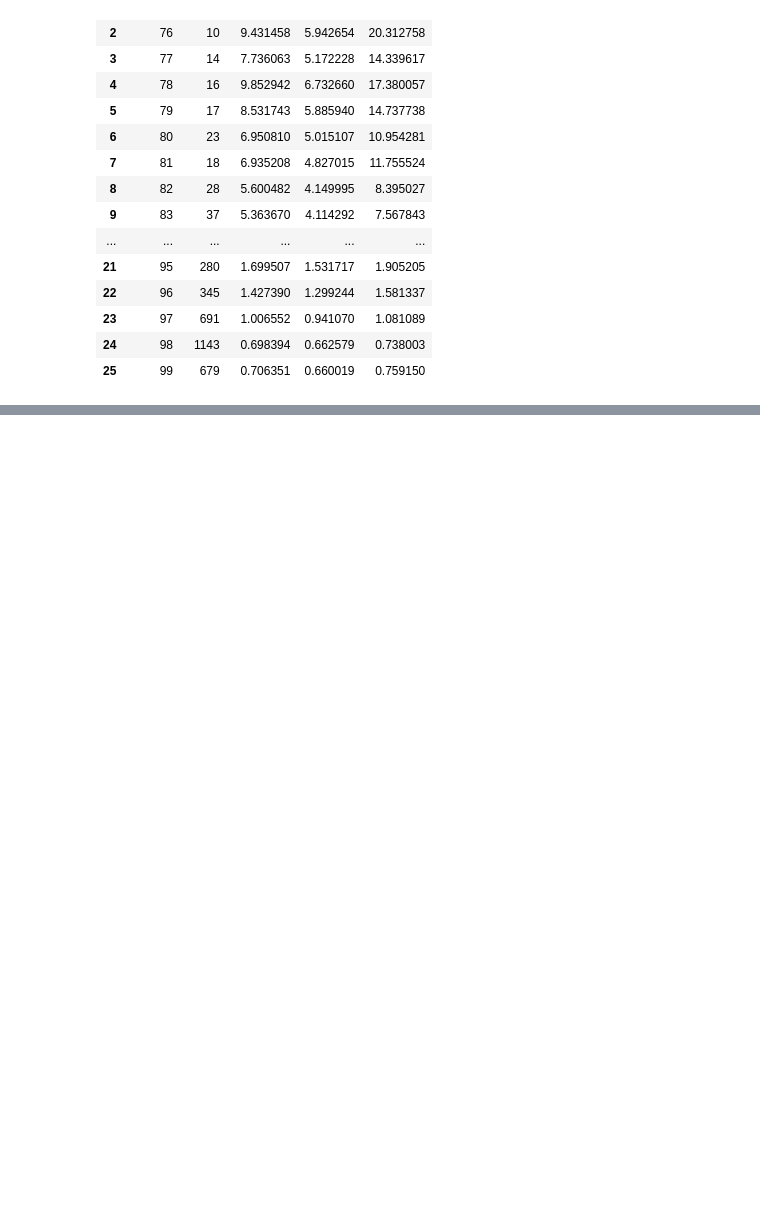
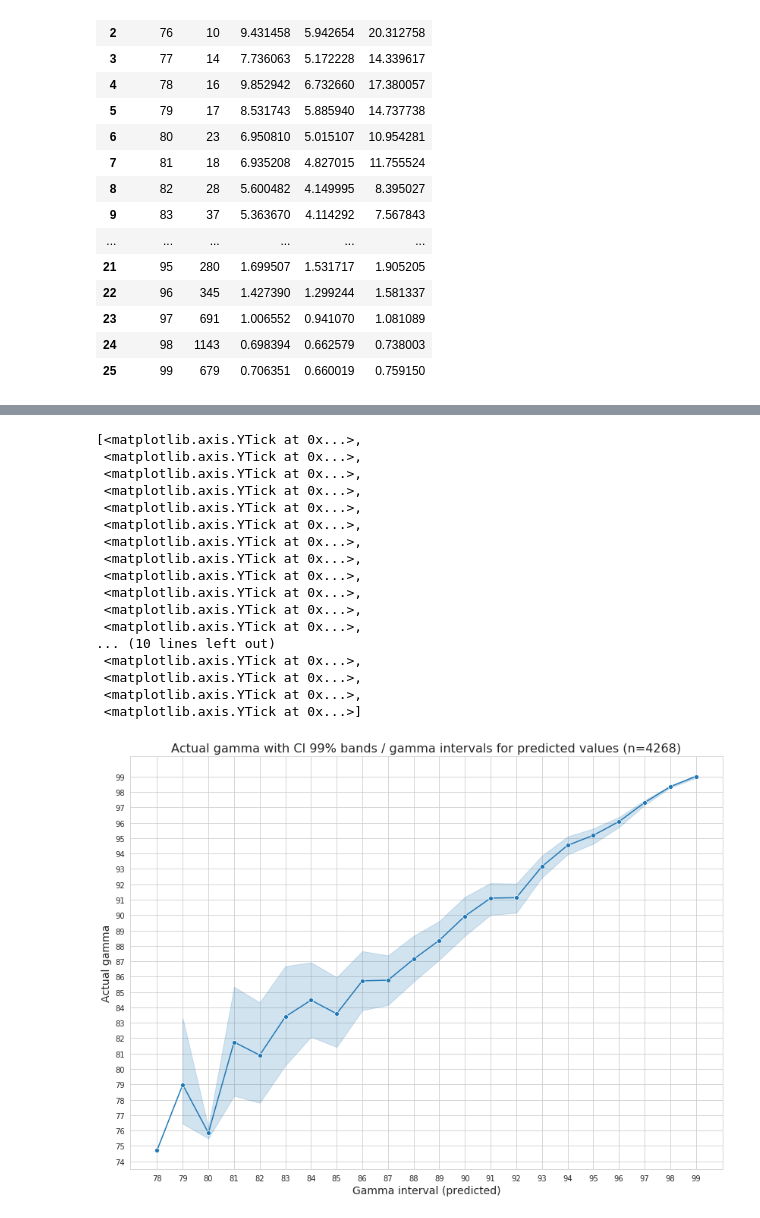
Before and after one commit to pablojrios/fluence_maps, a Jupyter notebook: compute_crossval_metrics.ipynb, the cells around one changed output, grey strips where cells are left out. Saved outputs shown, nothing was run; the diff lists cells and outputs as text; code cells hidden in the pictures; blank space fills up the shorter version.

```diff
--- a/compute_crossval_metrics.ipynb
+++ b/compute_crossval_metrics.ipynb
@@ -407,3 +404,36 @@ min,max
+# %%
+fig_dims = (14, 10)
+fig, ax = plt.subplots(figsize=fig_dims)
+plt.title(f'Actual gamma with CI 99% bands / gamma intervals for predicted values (n={n})', fontsize=16)
+
+# gamma intervals for predicted values
+df['gamma interval'] = [str(int(value)) for value in df['predicted gamma']]
+
+ax = sns.lineplot(data=df, x='gamma interval', y='actual gamma', ci=99, marker='o')
+ax.set_xlabel("Gamma interval (predicted)", fontsize=14)
+ax.set_ylabel("Actual gamma", fontsize=14)
+min = df['actual gamma'].astype(int).min()
+max = df['actual gamma'].astype(int).max()+1
+ax.set_yticks(np.arange(min, max, 1))
+# %% [output]
+[<matplotlib.axis.YTick at 0x...>,
+ <matplotlib.axis.YTick at 0x...>,
+ <matplotlib.axis.YTick at 0x...>,
+ <matplotlib.axis.YTick at 0x...>,
+ <matplotlib.axis.YTick at 0x...>,
+ <matplotlib.axis.YTick at 0x...>,
+ <matplotlib.axis.YTick at 0x...>,
+ <matplotlib.axis.YTick at 0x...>,
+ <matplotlib.axis.YTick at 0x...>,
+ <matplotlib.axis.YTick at 0x...>,
+ <matplotlib.axis.YTick at 0x...>,
+ <matplotlib.axis.YTick at 0x...>,
+... (10 lines left out)
+ <matplotlib.axis.YTick at 0x...>,
+ <matplotlib.axis.YTick at 0x...>,
+ <matplotlib.axis.YTick at 0x...>,
+ <matplotlib.axis.YTick at 0x...>]
+[figure, added]
 # %%
 if isGoogleColab():
     drive.flush_and_unmount()
```
Also changed, not shown: parts of 3 cells of this notebook, 3 other files.
